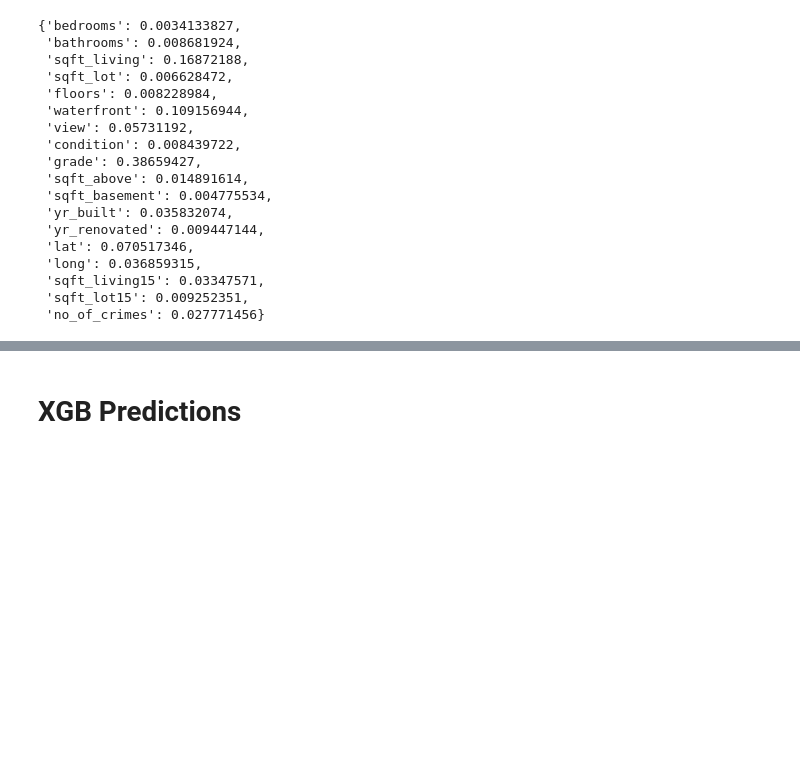
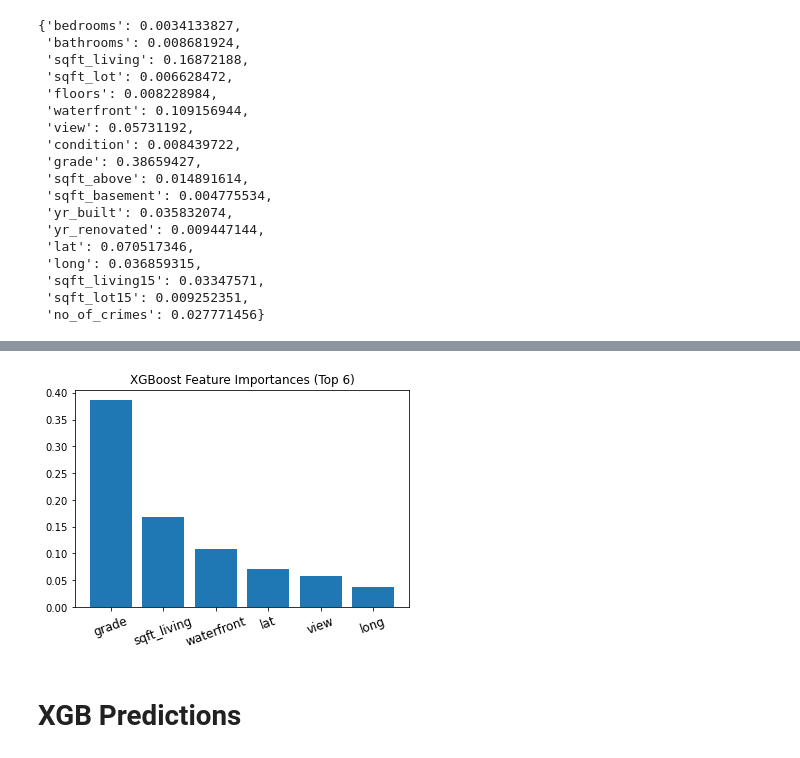
Before and after one commit to dvh549/Machine_Learning, a Jupyter notebook: House Sales Prediction - Linear Regression, Lasso Regression & XGBoost Regression.ipynb, the cells around one changed output, grey strips where cells are left out. Drawn from its saved outputs; the diff is of its cells as text; code cells hidden in the pictures; blank space fills up the shorter version.

```diff
--- a/House Sales Prediction - Linear Regression, Lasso Regression & XGBoost Regression.ipynb
+++ b/House Sales Prediction - Linear Regression, Lasso Regression & XGBoost Regression.ipynb
@@ -806,3 +845,12 @@ importance_dict_with_crime
+# %%
+# plot feature importance (Top 6)
+
+plt.bar(range(len(sorted_names[:6])), sorted_values[:6])
+plt.xticks(range(len(sorted_names[:6])), sorted_names[:6], rotation=20, fontsize = 12)
+plt.title("XGBoost Feature Importances (Top 6)")
+plt.show()
+# %% [output]
+[figure, added]
 # %% [markdown]
 # XGB Predictions
 # %%
```
Also changed, not shown: parts of 4 cells of this notebook.
